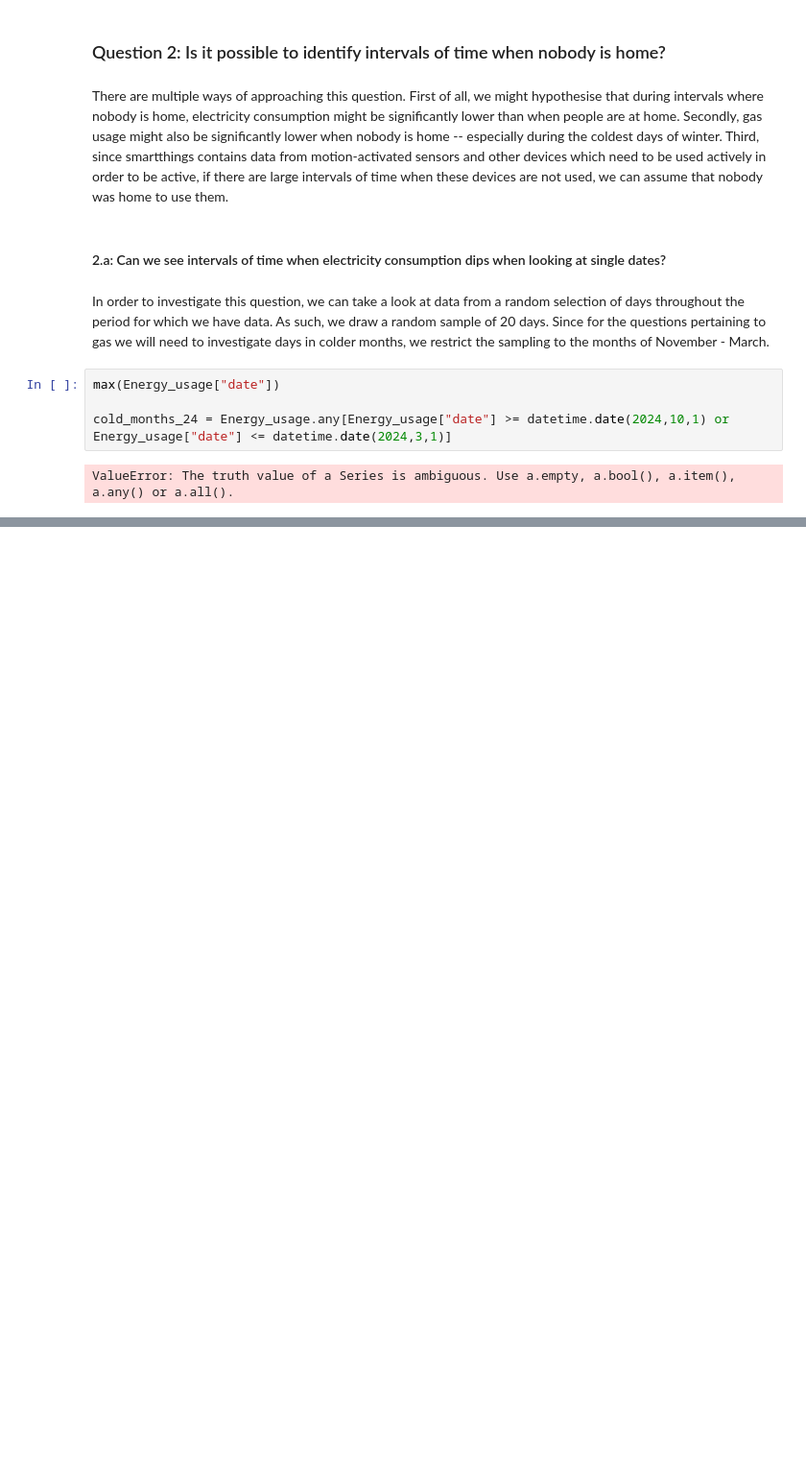
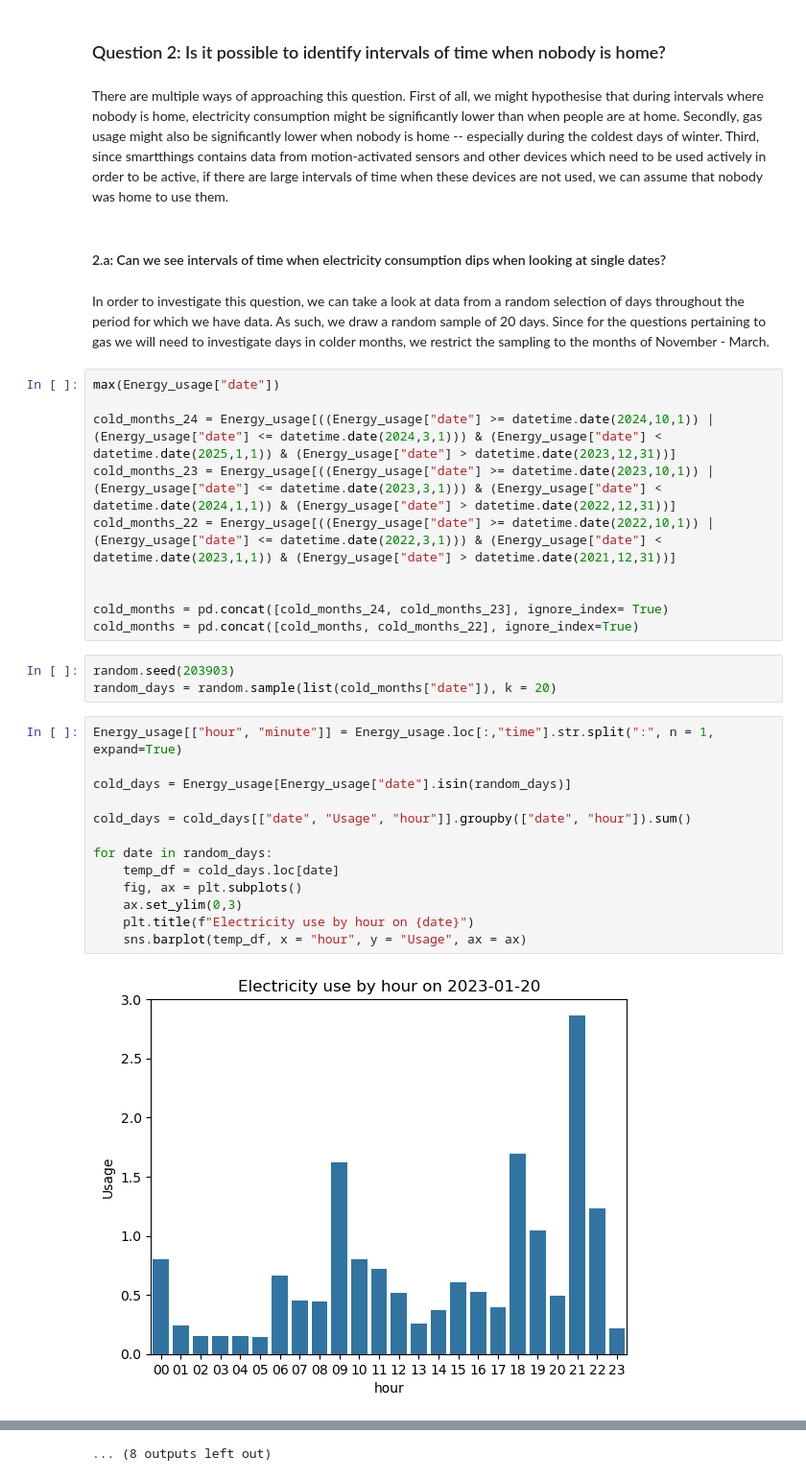
Before and after one commit to mseleanorjk/GA2025_07, a Jupyter notebook: Report_1_energy_usage.ipynb, the cells around one changed output, grey strips where cells are left out. Shown at 96% size. Cells and saved outputs as stored; diff of their text form; blank space fills up the shorter version.

```diff
--- a/Report_1_energy_usage.ipynb
+++ b/Report_1_energy_usage.ipynb
@@ -82,6 +86,28 @@ In order to investigate this question, we can take a look at data from a random
 # %%
 max(Energy_usage["date"])
 
-cold_months_24 = Energy_usage.any[Energy_usage["date"] >= datetime.date(2024,10,1) or Energy_usage["date"] <= datetime.date(2024,3,1)]
+cold_months_24 = Energy_usage[((Energy_usage["date"] >= datetime.date(2024,10,1)) | (Energy_usage["date"] <= datetime.date(2024,3,1))) & (Energy_usage["date"] < datetime.date(2025,1,1)) & (Energy_usage["date"] > datetime.date(2023,12,31))]
+cold_months_23 = Energy_usage[((Energy_usage["date"] >= datetime.date(2023,10,1)) | (Energy_usage["date"] <= datetime.date(2023,3,1))) & (Energy_usage["date"] < datetime.date(2024,1,1)) & (Energy_usage["date"] > datetime.date(2022,12,31))]
+cold_months_22 = Energy_usage[((Energy_usage["date"] >= datetime.date(2022,10,1)) | (Energy_usage["date"] <= datetime.date(2022,3,1))) & (Energy_usage["date"] < datetime.date(2023,1,1)) & (Energy_usage["date"] > datetime.date(2021,12,31))]
+
+
+cold_months = pd.concat([cold_months_24, cold_months_23], ignore_index= True)
+cold_months = pd.concat([cold_months, cold_months_22], ignore_index=True)
-# %% [output]
-ValueError: The truth value of a Series is ambiguous. Use a.empty, a.bool(), a.item(), a.any() or a.all().
+# %%
+random.seed(203903)
+random_days = random.sample(list(cold_months["date"]), k = 20)
+# %%
+Energy_usage[["hour", "minute"]] = Energy_usage.loc[:,"time"].str.split(":", n = 1, expand=True)
+
+cold_days = Energy_usage[Energy_usage["date"].isin(random_days)]
+
+cold_days = cold_days[["date", "Usage", "hour"]].groupby(["date", "hour"]).sum()
+
+for date in random_days:
+    temp_df = cold_days.loc[date]
+    fig, ax = plt.subplots()
+    ax.set_ylim(0,3)
+    plt.title(f"Electricity use by hour on {date}")
+    sns.barplot(temp_df, x = "hour", y = "Usage", ax = ax)
+# %% [output]
+[figure, added]
@@ -87,0 +125 @@ ValueError: The truth value of a Series is ambiguous. Use a.empty, a.bool(), a.i
+... (8 outputs left out)
```
Also changed, not shown: parts of 4 cells of this notebook.
